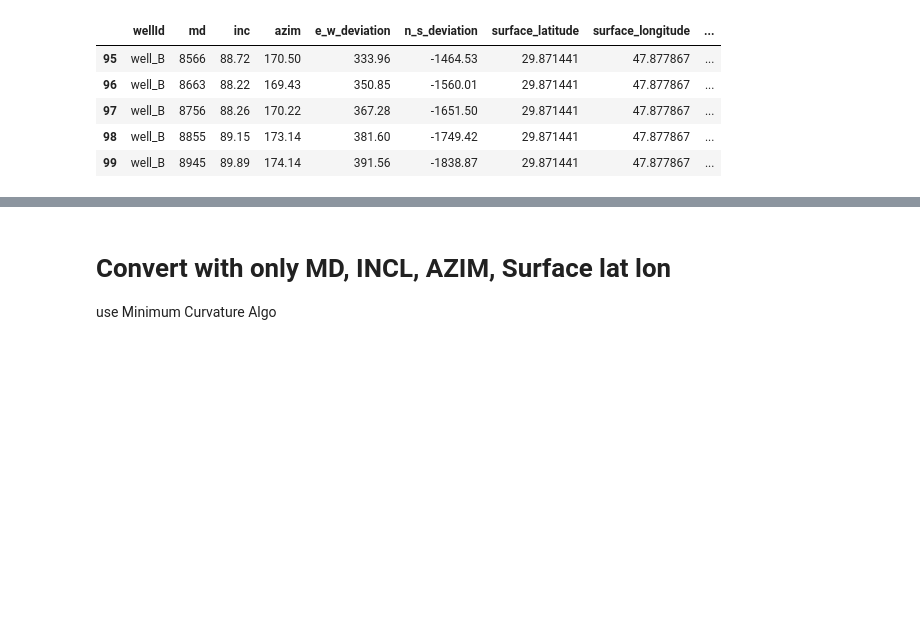
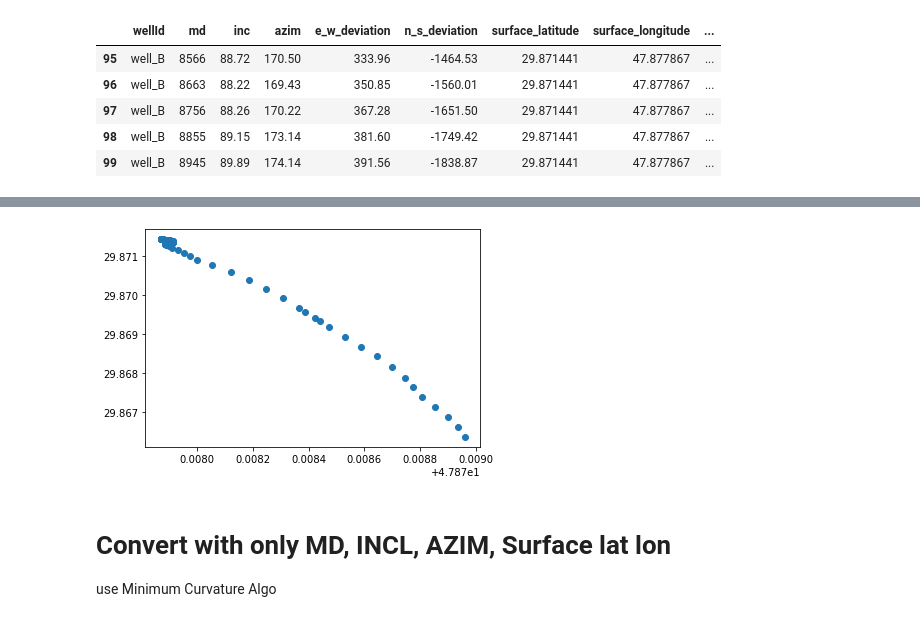
Before and after one commit to bpamos/welltrajconvert, a Jupyter notebook: notebook/Lat Long Conversion .ipynb, the cells around one changed output, grey strips where cells are left out. Saved outputs shown, nothing was run; the diff lists cells and outputs as text; code cells hidden in the pictures; blank space fills up the shorter version.

Commit message:
min curve algo add

```diff
--- a/notebook/Lat Long Conversion .ipynb
+++ b/notebook/Lat Long Conversion .ipynb
@@ -218,3 +114,9 @@ show(pMap)
+# %%
+import matplotlib.pyplot as plt
+plt.scatter(x=my_survey_lat_lon['longitude_points'], y=my_survey_lat_lon['latitude_points'])
+plt.show()
+# %% [output]
+[figure, added]
 # %% [markdown]
 # Convert with only MD, INCL, AZIM, Surface lat lon
 
```
Also changed, not shown: parts of 21 cells of this notebook.
